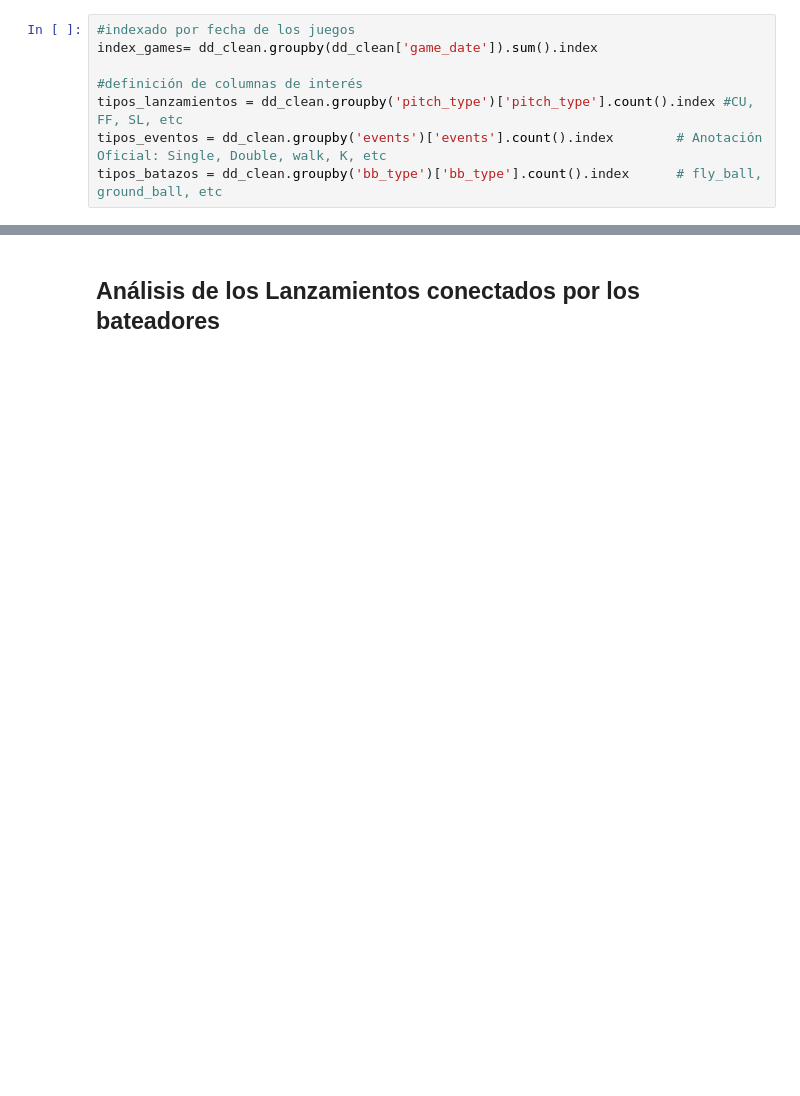
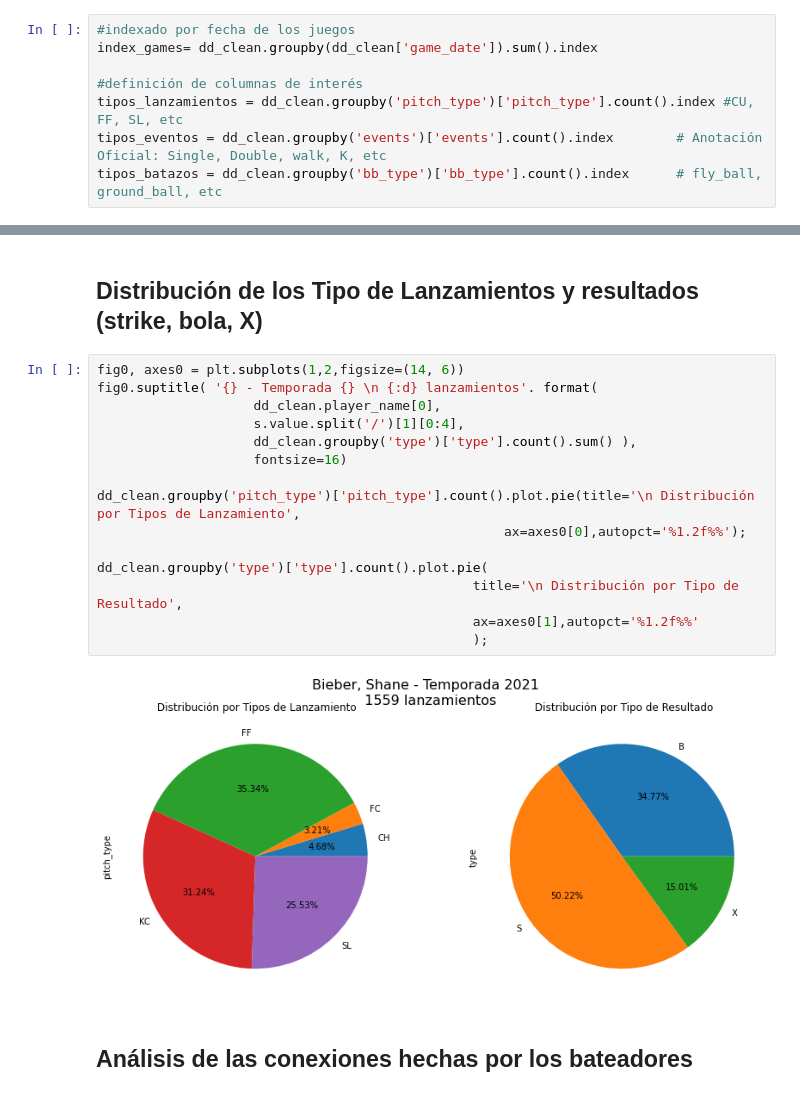
Before and after one commit to justinRH/BeisbolLanzamientos, a Jupyter notebook: PitchAnalysis.ipynb, the cells around one changed output, grey strips where cells are left out. Saved outputs shown, nothing was run; the diff lists cells and outputs as text; blank space fills up the shorter version.

```diff
--- a/PitchAnalysis.ipynb
+++ b/PitchAnalysis.ipynb
@@ -127,5 +81,24 @@ Text(0.5, 1.0, 'Spray Chart')
+# %% [markdown]
+## Distribución de los Tipo de Lanzamientos y resultados (strike, bola, X)
+# %%
+fig0, axes0 = plt.subplots(1,2,figsize=(14, 6))
+fig0.suptitle( '{} - Temporada {} \n {:d} lanzamientos'. format(
+                    dd_clean.player_name[0],
+                    s.value.split('/')[1][0:4],
+                    dd_clean.groupby('type')['type'].count().sum() ),
+                    fontsize=16)
+
+dd_clean.groupby('pitch_type')['pitch_type'].count().plot.pie(title='\n Distribución por Tipos de Lanzamiento',
+                                                    ax=axes0[0],autopct='%1.2f%%');
+
+dd_clean.groupby('type')['type'].count().plot.pie(
+                                                title='\n Distribución por Tipo de Resultado',
+                                                ax=axes0[1],autopct='%1.2f%%'
+                                                );
+# %% [output]
+[figure, added]
 # %% [markdown]
-## Análisis de los Lanzamientos conectados por los bateadores
+## Análisis de las conexiones hechas por los bateadores
 # %%
 
 # Anotación Oficial (eventos) por Tipo de Lanzamiento
```
Also changed, not shown: parts of 18 cells of this notebook, 2 other files.
